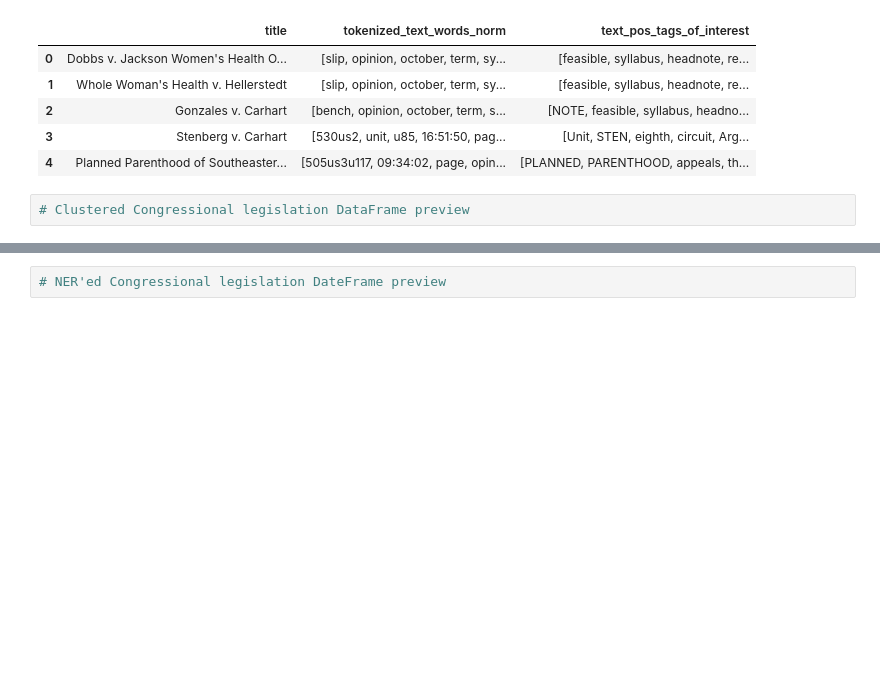
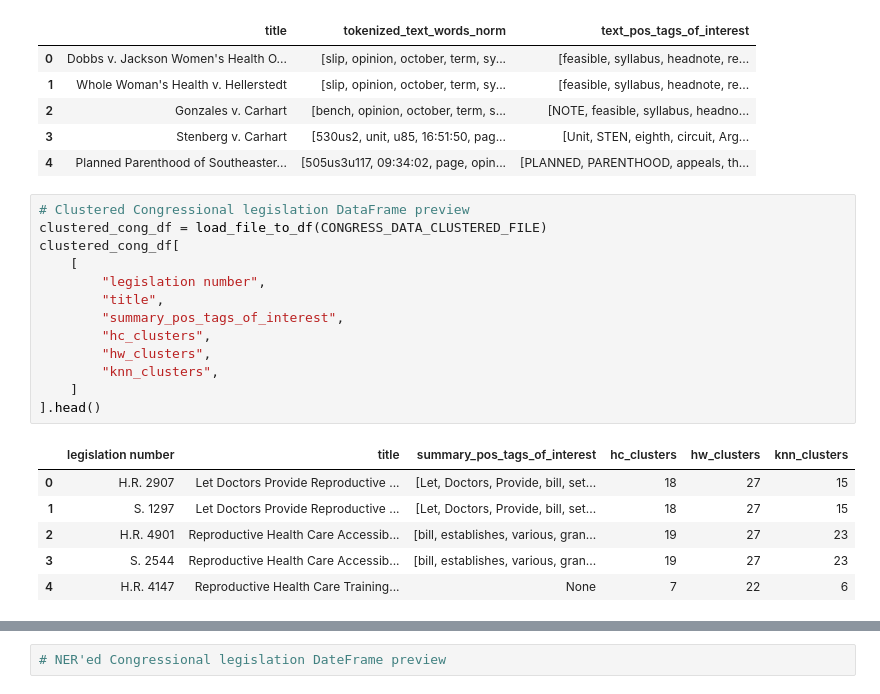
Before and after one commit to chanteriam/abortion-legislation-analysis, a Jupyter notebook: Final-Report.ipynb, the cells around one changed output, grey strips where cells are left out. Cells and saved outputs as stored; diff of their text form; blank space fills up the shorter version.

```diff
--- a/Final-Report.ipynb
+++ b/Final-Report.ipynb
@@ -166,5 +168,23 @@ pos_scotus_df[
 | 4 | Planned Parenthood of Southeaster... | [505us3u117, 09:34:02, page, opin... | [PLANNED, PARENTHOOD, appeals, th... |
 # %%
 # Clustered Congressional legislation DataFrame preview
+clustered_cong_df = load_file_to_df(CONGRESS_DATA_CLUSTERED_FILE)
+clustered_cong_df[
+    [
+        "legislation number",
+        "title",
+        "summary_pos_tags_of_interest",
+        "hc_clusters",
+        "hw_clusters",
+        "knn_clusters",
+    ]
+].head()
+# %% [output]
+|  | legislation number | title | summary_pos_tags_of_interest | hc_clusters | hw_clusters | knn_clusters |
+| 0 | H.R. 2907 | Let Doctors Provide Reproductive ... | [Let, Doctors, Provide, bill, set... | 18 | 27 | 15 |
+| 1 | S. 1297 | Let Doctors Provide Reproductive ... | [Let, Doctors, Provide, bill, set... | 18 | 27 | 15 |
+| 2 | H.R. 4901 | Reproductive Health Care Accessib... | [bill, establishes, various, gran... | 19 | 27 | 23 |
+| 3 | S. 2544 | Reproductive Health Care Accessib... | [bill, establishes, various, gran... | 19 | 27 | 23 |
+| 4 | H.R. 4147 | Reproductive Health Care Training... | None | 7 | 22 | 6 |
 # %%
 # Clustered SCOTUS decision DataFrame preview
```
Also changed, not shown: parts of 2 cells of this notebook.
